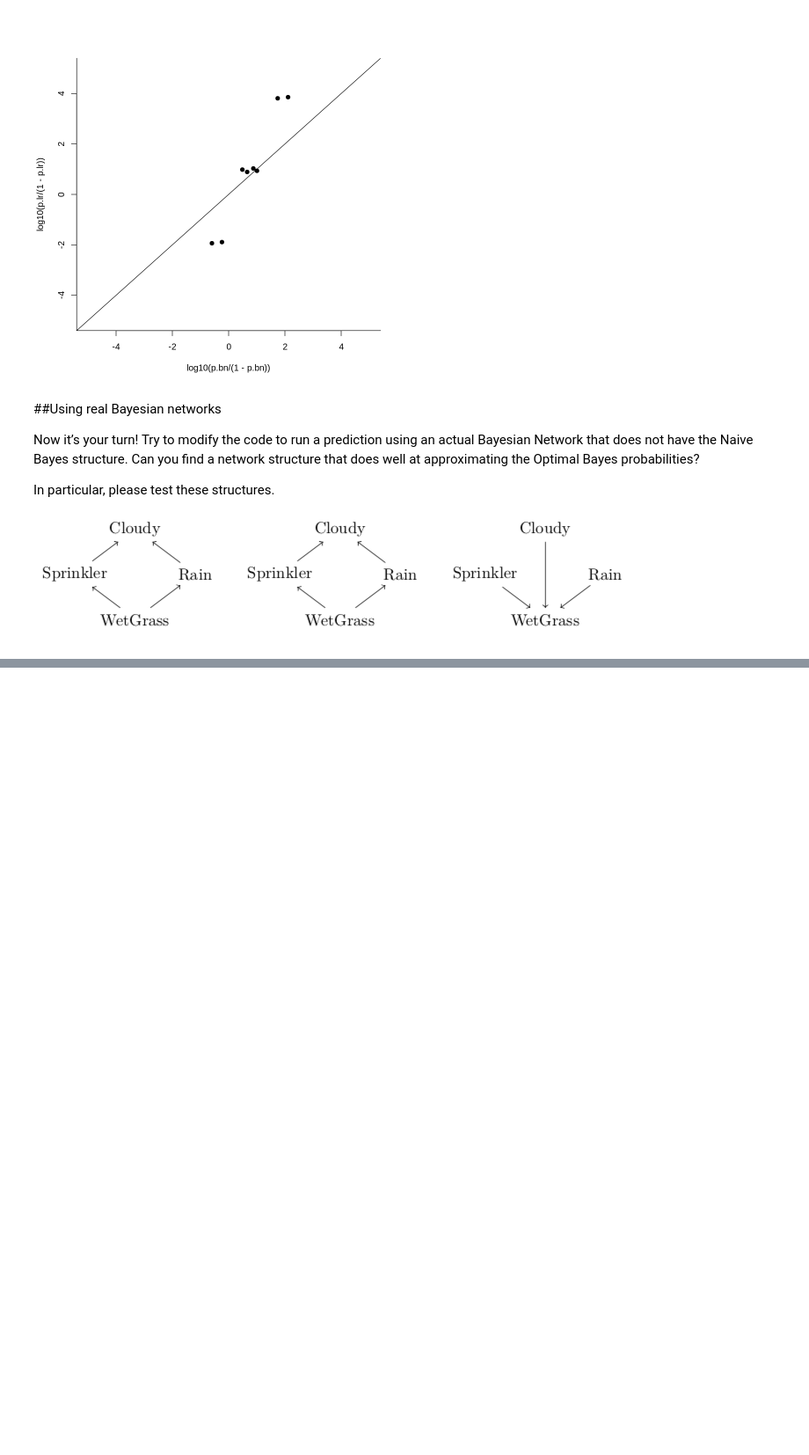
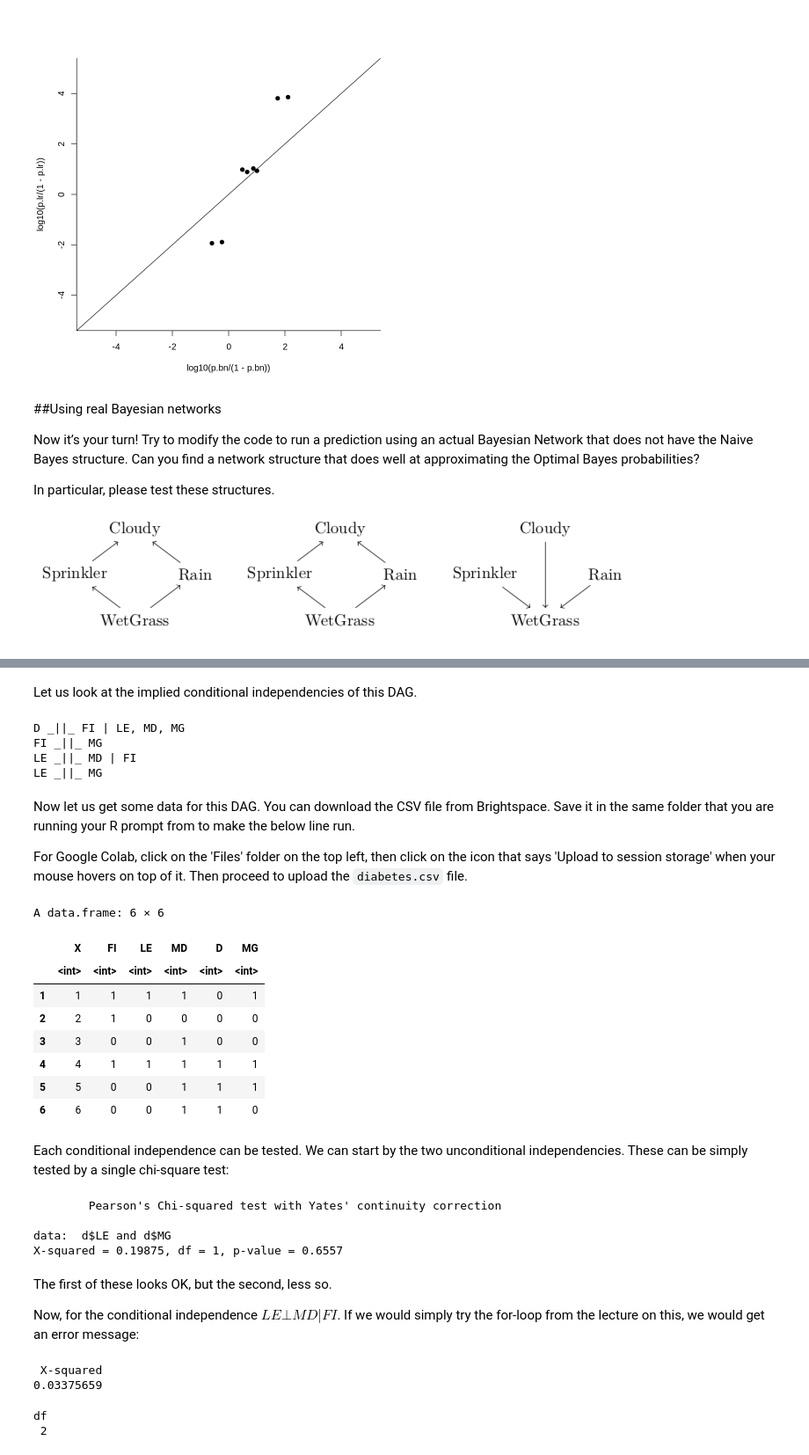
Before and after one commit to prat8897/R_companion, a Jupyter notebook: R_companion.ipynb, the cells around one changed output, grey strips where cells are left out. Shown: that part at 88% size. Cells and saved outputs as stored; diff of their text form; code cells hidden in the pictures; blank space fills up the shorter version.

```diff
--- a/R_companion.ipynb
+++ b/R_companion.ipynb
@@ -489,0 +725,56 @@ In particular, please test these structures.
+# %% [markdown]
+Let us look at the implied conditional independencies of this DAG.
+# %%
+impliedConditionalIndependencies(g)
+# %% [output]
+D _||_ FI | LE, MD, MG
+FI _||_ MG
+LE _||_ MD | FI
+LE _||_ MG
+# %% [markdown]
+Now let us get some data for this DAG. You can download the CSV file from Brightspace. Save it in the same folder that you are running your R prompt from to make the below line run.
+
+For Google Colab, click on the 'Files' folder on the top left, then click on the icon that says 'Upload to session storage' when your mouse hovers on top of it. Then proceed to upload the `diabetes.csv` file.
+# %%
+d <- read.csv("/content/diabetes.csv")
+head(d)
+# %% [output]
+A data.frame: 6 × 6
+|  | X | FI | LE | MD | D | MG |
+|  | <int> | <int> | <int> | <int> | <int> | <int> |
+| 1 | 1 | 1 | 1 | 1 | 0 | 1 |
+| 2 | 2 | 1 | 0 | 0 | 0 | 0 |
+| 3 | 3 | 0 | 0 | 1 | 0 | 0 |
+| 4 | 4 | 1 | 1 | 1 | 1 | 1 |
+| 5 | 5 | 0 | 0 | 1 | 1 | 1 |
+| 6 | 6 | 0 | 0 | 1 | 1 | 0 |
+# %% [markdown]
+Each conditional independence can be tested. We can start by the two unconditional independencies. These
+can be simply tested by a single chi-square test:
+# %%
+chisq.test( d$LE, d$MG )
+# %% [output]
+        Pearson's Chi-squared test with Yates' continuity correction
+
+data:  d$LE and d$MG
+X-squared = 0.19875, df = 1, p-value = 0.6557
+# %% [markdown]
+The first of these looks OK, but the second, less so.
+
+Now, for the conditional independence $LE ⊥ MD | FI$. If we would simply try the for-loop from the lecture on this, we would get an error message:
+# %%
+chisq <- 0 ; df <- 0
+for( x in unique(d$FI) ){
+    tst <- chisq.test( d$LE[d$FI==x], d$MD[d$FI==x] )
+    chisq <- chisq + tst$statistic
+    df <- df + tst$parameter
+}
+chisq
+# %% [output]
+ X-squared
+0.03375659
+# %%
+df
+# %% [output]
+df
+ 2
```
Also changed, not shown: parts of 38 cells of this notebook.
